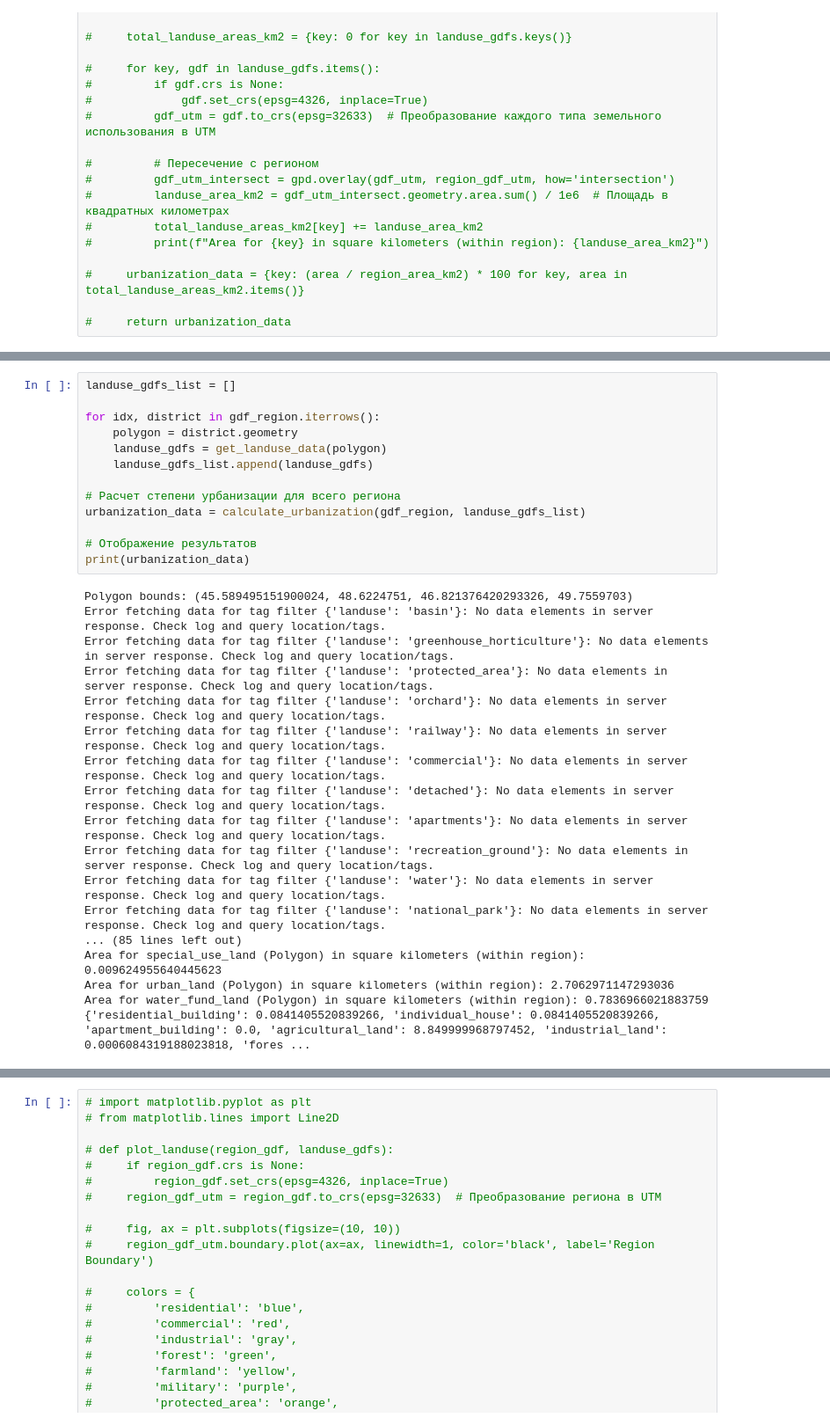
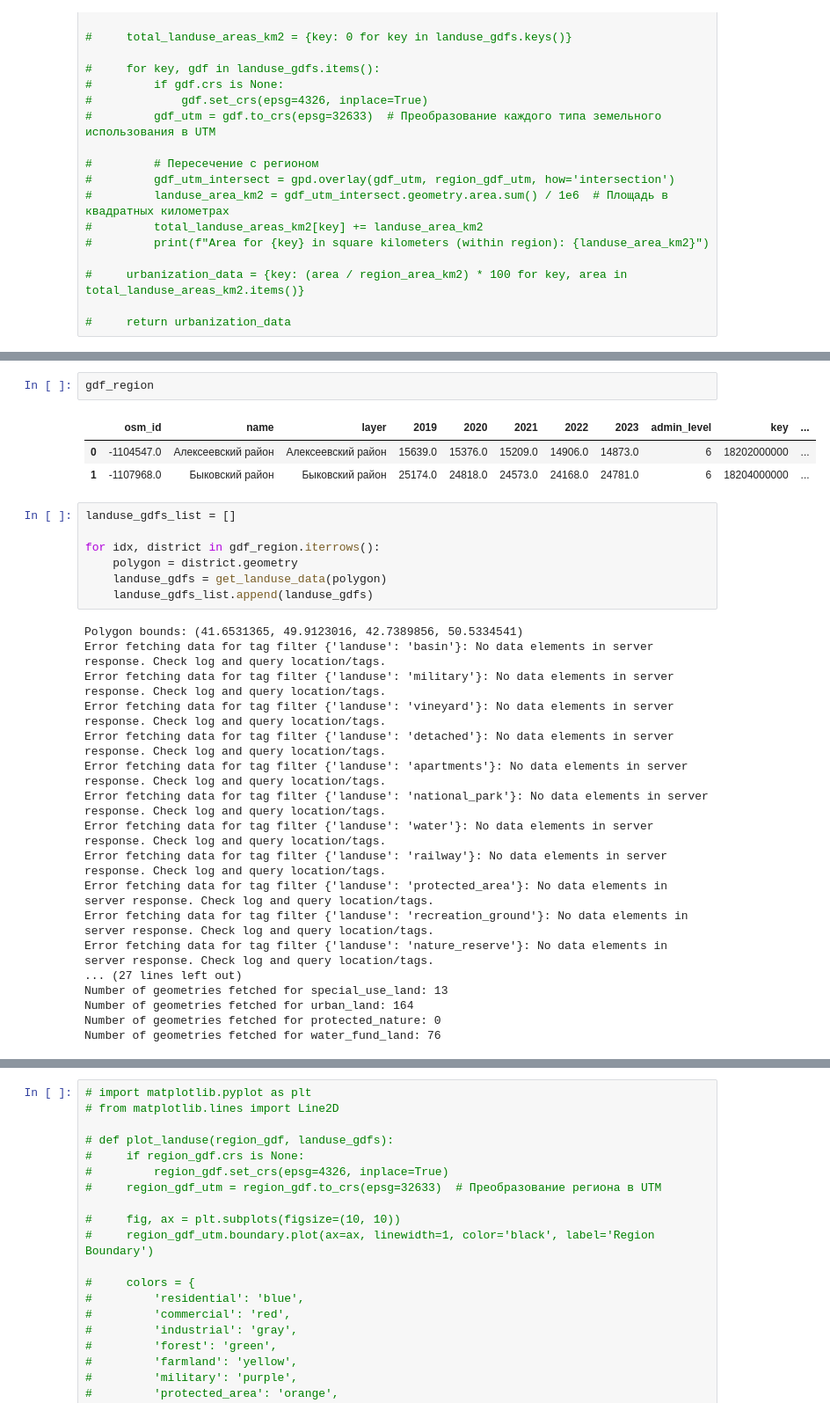
Before and after one commit to Mvin8/PopFrame, a Jupyter notebook: test_urban copy.ipynb, the cells around one changed output, grey strips where cells are left out. Shown at 88% size. Drawn from its saved outputs; the diff is of its cells as text.

```diff
--- a/test_urban copy.ipynb
+++ b/test_urban copy.ipynb
@@ -331,3 +331,9 @@ Region area in square kilometers: 7716.3985305349315
+# %%
+gdf_region
+# %% [output]
+|  | osm_id | name | layer | 2019 | 2020 | 2021 | 2022 | 2023 | admin_level | key | ... |
+| 0 | -1104547.0 | Алексеевский район | Алексеевский район | 15639.0 | 15376.0 | 15209.0 | 14906.0 | 14873.0 | 6 | 18202000000 | ... |
+| 1 | -1107968.0 | Быковский район | Быковский район | 25174.0 | 24818.0 | 24573.0 | 24168.0 | 24781.0 | 6 | 18204000000 | ... |
 # %%
 landuse_gdfs_list = []
 
@@ -335,27 +341,21 @@ for idx, district in gdf_region.iterrows():
     polygon = district.geometry
     landuse_gdfs = get_landuse_data(polygon)
     landuse_gdfs_list.append(landuse_gdfs)
-
-# Расчет степени урбанизации для всего региона
-urbanization_data = calculate_urbanization(gdf_region, landuse_gdfs_list)
-
-# Отображение результатов
-print(urbanization_data)
 # %% [output]
-Polygon bounds: (45.589495151900024, 48.6224751, 46.821376420293326, 49.7559703)
+Polygon bounds: (41.6531365, 49.9123016, 42.7389856, 50.5334541)
 Error fetching data for tag filter {'landuse': 'basin'}: No data elements in server response. Check log and query location/tags.
-Error fetching data for tag filter {'landuse': 'greenhouse_horticulture'}: No data elements in server response. Check log and query location/tags.
-Error fetching data for tag filter {'landuse': 'protected_area'}: No data elements in server response. Check log and query location/tags.
-Error fetching data for tag filter {'landuse': 'orchard'}: No data elements in server response. Check log and query location/tags.
-Error fetching data for tag filter {'landuse': 'railway'}: No data elements in server response. Check log and query location/tags.
-Error fetching data for tag filter {'landuse': 'commercial'}: No data elements in server response. Check log and query location/tags.
+Error fetching data for tag filter {'landuse': 'military'}: No data elements in server response. Check log and query location/tags.
+Error fetching data for tag filter {'landuse': 'vineyard'}: No data elements in server response. Check log and query location/tags.
 Error fetching data for tag filter {'landuse': 'detached'}: No data elements in server response. Check log and query location/tags.
 Error fetching data for tag filter {'landuse': 'apartments'}: No data elements in server response. Check log and query location/tags.
+Error fetching data for tag filter {'landuse': 'national_park'}: No data elements in server response. Check log and query location/tags.
+Error fetching data for tag filter {'landuse': 'water'}: No data elements in server response. Check log and query location/tags.
+Error fetching data for tag filter {'landuse': 'railway'}: No data elements in server response. Check log and query location/tags.
+Error fetching data for tag filter {'landuse': 'protected_area'}: No data elements in server response. Check log and query location/tags.
 Error fetching data for tag filter {'landuse': 'recreation_ground'}: No data elements in server response. Check log and query location/tags.
-Error fetching data for tag filter {'landuse': 'water'}: No data elements in server response. Check log and query location/tags.
-Error fetching data for tag filter {'landuse': 'national_park'}: No data elements in server response. Check log and query location/tags.
-... (85 lines left out)
-Area for special_use_land (Polygon) in square kilometers (within region): 0.009624955640445623
-Area for urban_land (Polygon) in square kilometers (within region): 2.7062971147293036
-Area for water_fund_land (Polygon) in square kilometers (within region): 0.7836966021883759
-{'residential_building': 0.0841405520839266, 'individual_house': 0.0841405520839266, 'apartment_building': 0.0, 'agricultural_land': 8.849999968797452, 'industrial_land': 0.0006084319188023818, 'fores ...
+Error fetching data for tag filter {'landuse': 'nature_reserve'}: No data elements in server response. Check log and query location/tags.
+... (27 lines left out)
+Number of geometries fetched for special_use_land: 13
+Number of geometries fetched for urban_land: 164
+Number of geometries fetched for protected_nature: 0
+Number of geometries fetched for water_fund_land: 76
```
Also changed, not shown: parts of 8 cells of this notebook, 8 other files.
